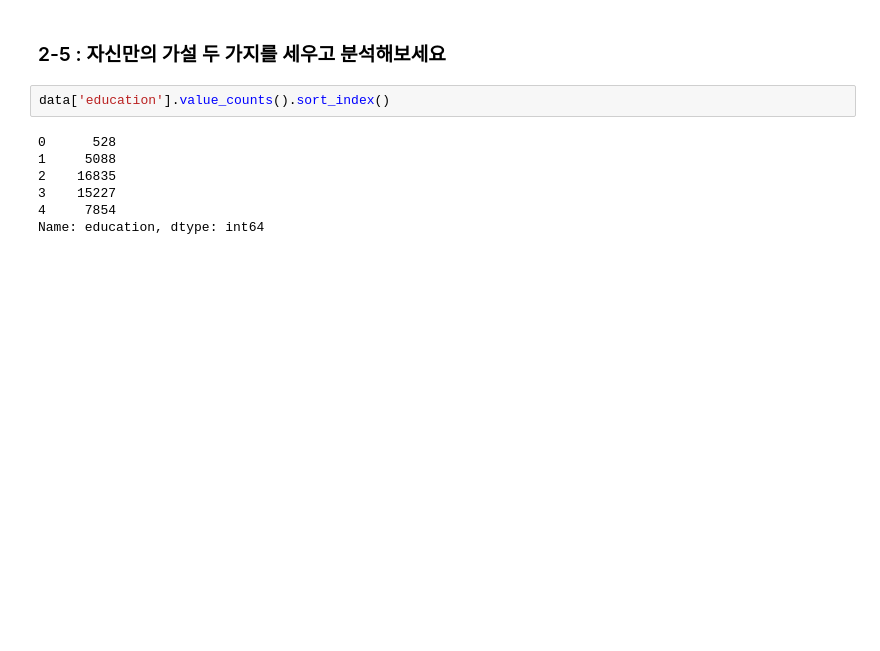
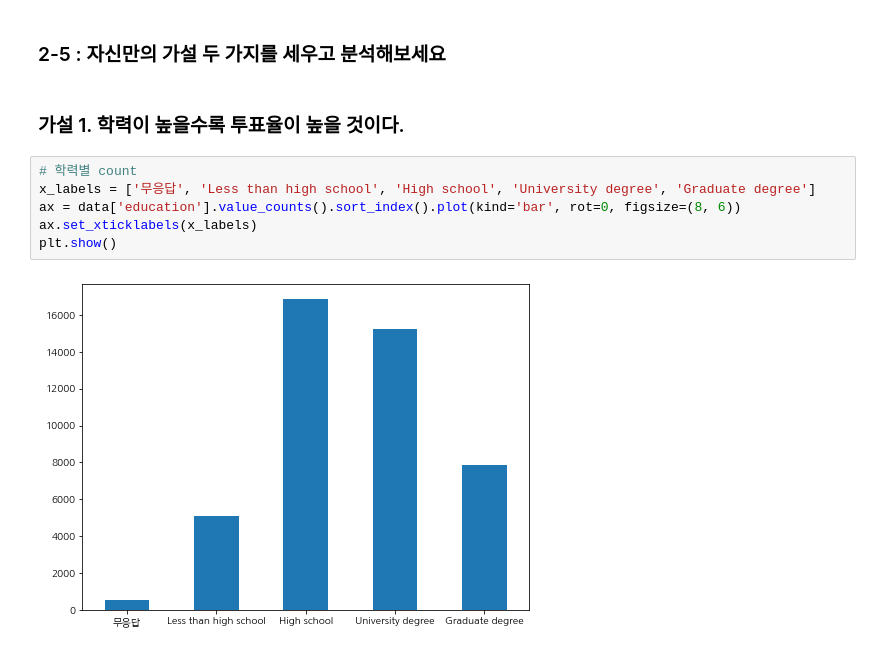
Before and after one commit to KimYongHwi/dacon, a Jupyter notebook: dacon_school/2주차_과제.ipynb, the cells around one changed output. Saved outputs shown, nothing was run; the diff lists cells and outputs as text; blank space fills up the shorter version.

```diff
--- a/dacon_school/2주차_과제.ipynb
+++ b/dacon_school/2주차_과제.ipynb
@@ -276,12 +285,13 @@ data['age_group'].value_counts().plot(kind='bar', rot=0)
 [figure]
 # %% [markdown]
 ### 2-5 : 자신만의 가설 두 가지를 세우고 분석해보세요
-# %%
-data['education'].value_counts().sort_index()
-# %% [output]
-0      528
-1     5088
-2    16835
-3    15227
-4     7854
-Name: education, dtype: int64
+# %% [markdown]
+### 가설 1. 학력이 높을수록 투표율이 높을 것이다.
+# %%
+# 학력별 count
+x_labels = ['무응답', 'Less than high school', 'High school', 'University degree', 'Graduate degree']
+ax = data['education'].value_counts().sort_index().plot(kind='bar', rot=0, figsize=(8, 6))
+ax.set_xticklabels(x_labels)
+plt.show()
+# %% [output]
+[figure, added]
```
Also changed, not shown: parts of 9 cells of this notebook.
